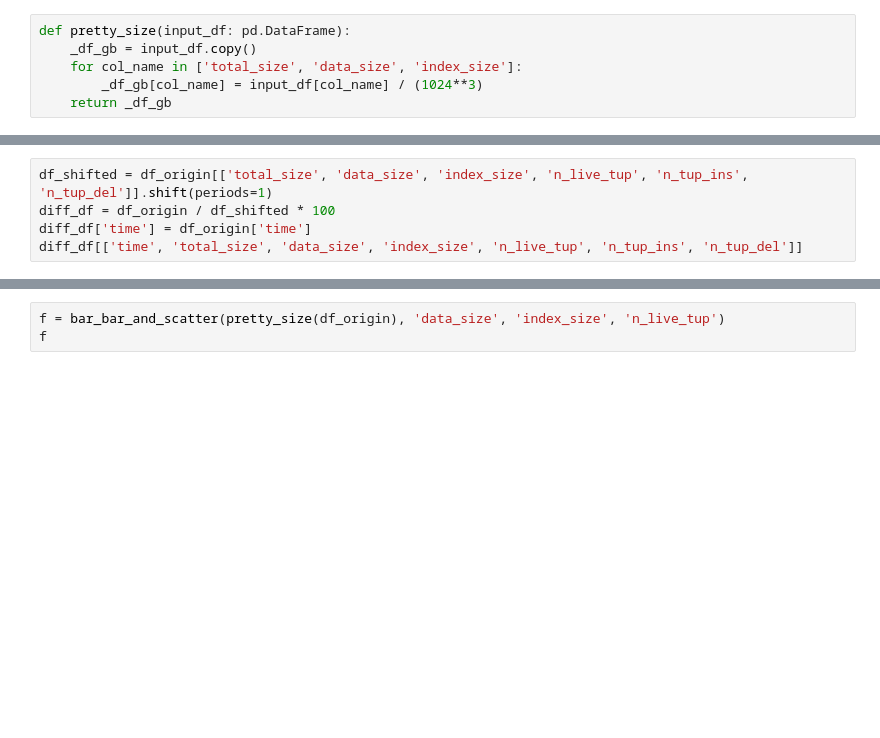
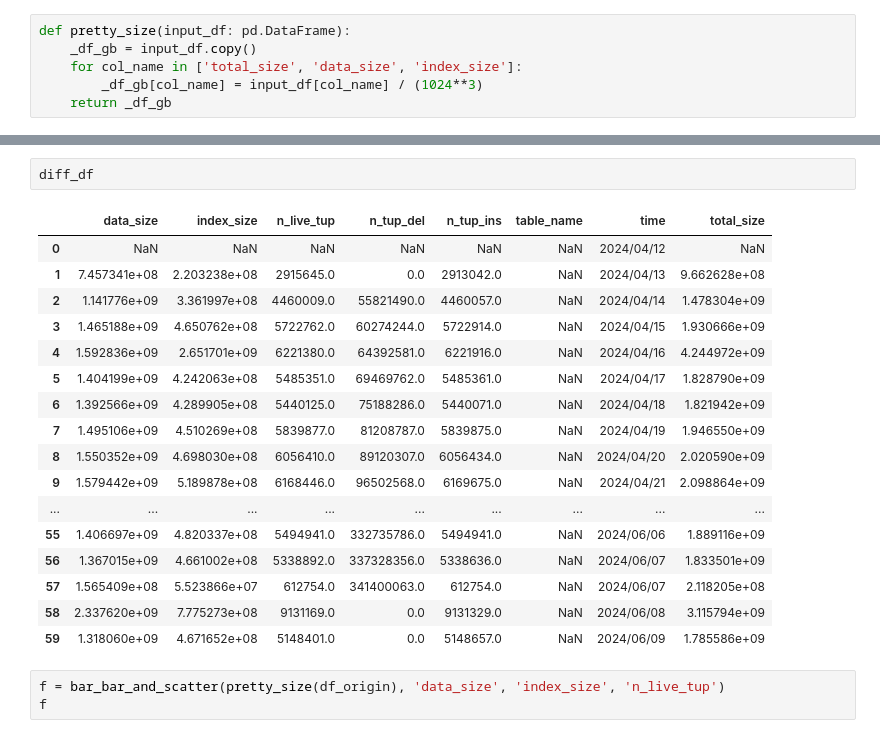
Before and after one commit to trixt63/PythonDatabase, a Jupyter notebook: notebooks/check_detailed.ipynb, the cells around one changed output, grey strips where cells are left out. Cells and saved outputs as stored; diff of their text form; blank space fills up the shorter version.

```diff
--- a/notebooks/check_detailed.ipynb
+++ b/notebooks/check_detailed.ipynb
@@ -56,5 +46,0 @@ df_origin
-# %%
-df_shifted = df_origin[['total_size', 'data_size', 'index_size', 'n_live_tup', 'n_tup_ins', 'n_tup_del']].shift(periods=1)
-diff_df = df_origin / df_shifted * 100
-diff_df['time'] = df_origin['time']
-diff_df[['time', 'total_size', 'data_size', 'index_size', 'n_live_tup', 'n_tup_ins', 'n_tup_del']]
@@ -157,3 +47,23 @@ def bar_bar_and_scatter(input_df, col11, col12, col2):
+# %%
+diff_df
+# %% [output]
+|  | data_size | index_size | n_live_tup | n_tup_del | n_tup_ins | table_name | time | total_size |
+| 0 | NaN | NaN | NaN | NaN | NaN | NaN | 2024/04/12 | NaN |
+| 1 | 7.457341e+08 | 2.203238e+08 | 2915645.0 | 0.0 | 2913042.0 | NaN | 2024/04/13 | 9.662628e+08 |
+| 2 | 1.141776e+09 | 3.361997e+08 | 4460009.0 | 55821490.0 | 4460057.0 | NaN | 2024/04/14 | 1.478304e+09 |
+| 3 | 1.465188e+09 | 4.650762e+08 | 5722762.0 | 60274244.0 | 5722914.0 | NaN | 2024/04/15 | 1.930666e+09 |
+| 4 | 1.592836e+09 | 2.651701e+09 | 6221380.0 | 64392581.0 | 6221916.0 | NaN | 2024/04/16 | 4.244972e+09 |
+| 5 | 1.404199e+09 | 4.242063e+08 | 5485351.0 | 69469762.0 | 5485361.0 | NaN | 2024/04/17 | 1.828790e+09 |
+| 6 | 1.392566e+09 | 4.289905e+08 | 5440125.0 | 75188286.0 | 5440071.0 | NaN | 2024/04/18 | 1.821942e+09 |
+| 7 | 1.495106e+09 | 4.510269e+08 | 5839877.0 | 81208787.0 | 5839875.0 | NaN | 2024/04/19 | 1.946550e+09 |
+| 8 | 1.550352e+09 | 4.698030e+08 | 6056410.0 | 89120307.0 | 6056434.0 | NaN | 2024/04/20 | 2.020590e+09 |
+| 9 | 1.579442e+09 | 5.189878e+08 | 6168446.0 | 96502568.0 | 6169675.0 | NaN | 2024/04/21 | 2.098864e+09 |
+| ... | ... | ... | ... | ... | ... | ... | ... | ... |
+| 55 | 1.406697e+09 | 4.820337e+08 | 5494941.0 | 332735786.0 | 5494941.0 | NaN | 2024/06/06 | 1.889116e+09 |
+| 56 | 1.367015e+09 | 4.661002e+08 | 5338892.0 | 337328356.0 | 5338636.0 | NaN | 2024/06/07 | 1.833501e+09 |
+| 57 | 1.565409e+08 | 5.523866e+07 | 612754.0 | 341400063.0 | 612754.0 | NaN | 2024/06/07 | 2.118205e+08 |
+| 58 | 2.337620e+09 | 7.775273e+08 | 9131169.0 | 0.0 | 9131329.0 | NaN | 2024/06/08 | 3.115794e+09 |
+| 59 | 1.318060e+09 | 4.671652e+08 | 5148401.0 | 0.0 | 5148657.0 | NaN | 2024/06/09 | 1.785586e+09 |
 # %%
 f = bar_bar_and_scatter(pretty_size(df_origin), 'data_size', 'index_size', 'n_live_tup')
 f
```
Also changed, not shown: parts of 8 cells of this notebook, 3 other files.
